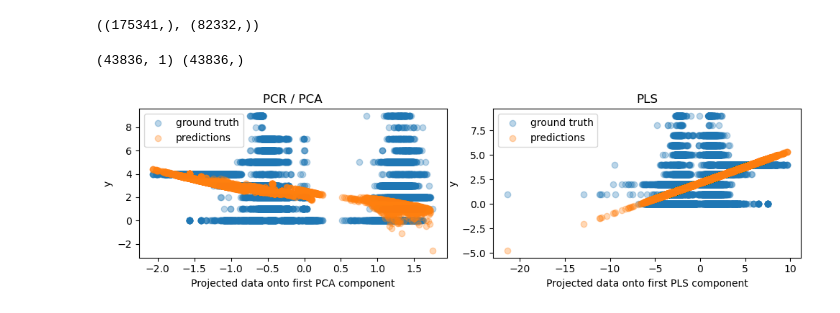
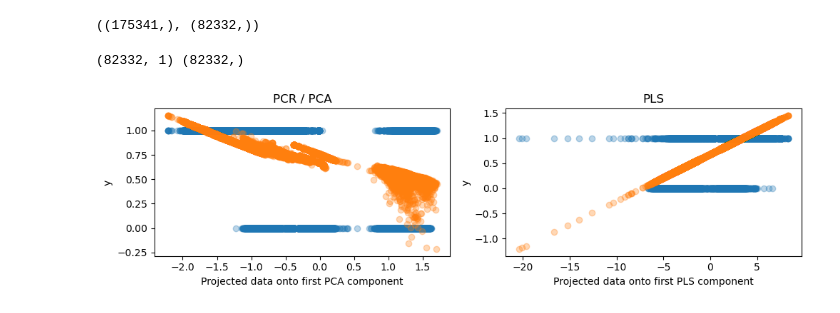
Before and after one commit to cngvng/PLS-numerical-method, a Jupyter notebook: test.ipynb, the cells around one changed output. Cells and saved outputs as stored; diff of their text form; code cells hidden in the pictures.

Commit message:
Visualize data

```diff
--- a/test.ipynb
+++ b/test.ipynb
@@ -255,7 +256,7 @@ from utils import *
 data_path_unsw_train = "dataset/UNSW_NB15_training-set.csv"
 data_path_unsw_test = "dataset/UNSW_NB15_testing-set.csv"
 normalized = True
-binary_classify = False
+binary_classify = True
 
 # ==>process training data
 data_train = preprocessing_data_unsw(data_path=data_path_unsw_train, normalized=normalized,
@@ -321,10 +323,10 @@ from sklearn.model_selection import train_test_split
 from sklearn.pipeline import make_pipeline
 from sklearn.preprocessing import StandardScaler
 
-pcr = make_pipeline(StandardScaler(), PCA(n_components=16), LinearRegression())
+pcr = make_pipeline(StandardScaler(), PCA(n_components=1), LinearRegression())
 pcr.fit(X_train, y_train)
 pca = pcr.named_steps["pca"]  # retrieve the PCA step of the pipeline
 
-pls = PLSRegression(n_components=16)
+pls = PLSRegression(n_components=1)
 pls.fit(X_train, y_train)
 # %% [output]
@@ -341,22 +343,22 @@ pcr.predict(X_train).shape, pcr.predict(X_test).shape
 # %%
 fig, axes = plt.subplots(1, 2, figsize=(10, 3))
 print(pca.transform(X_test).shape, y_test.shape)
 axes[0].scatter(pca.transform(X_test), y_test, alpha=0.3, label="ground truth")
 axes[0].scatter(
     pca.transform(X_test), pcr.predict(X_test), alpha=0.3, label="predictions"
 )
 axes[0].set(
     xlabel="Projected data onto first PCA component", ylabel="y", title="PCR / PCA"
 )
-axes[0].legend()
+# axes[0].legend()
 axes[1].scatter(pls.transform(X_test), y_test, alpha=0.3, label="ground truth")
 axes[1].scatter(
     pls.transform(X_test), pls.predict(X_test), alpha=0.3, label="predictions"
 )
 axes[1].set(xlabel="Projected data onto first PLS component", ylabel="y", title="PLS")
-axes[1].legend()
+# axes[1].legend()
 plt.tight_layout()
 plt.show()
 # %% [output]
-(43836, 1) (43836,)
+(82332, 1) (82332,)
-[figure, old version]
+[figure, new version]
```
Also changed, not shown: parts of 7 cells of this notebook, 13 other files.
